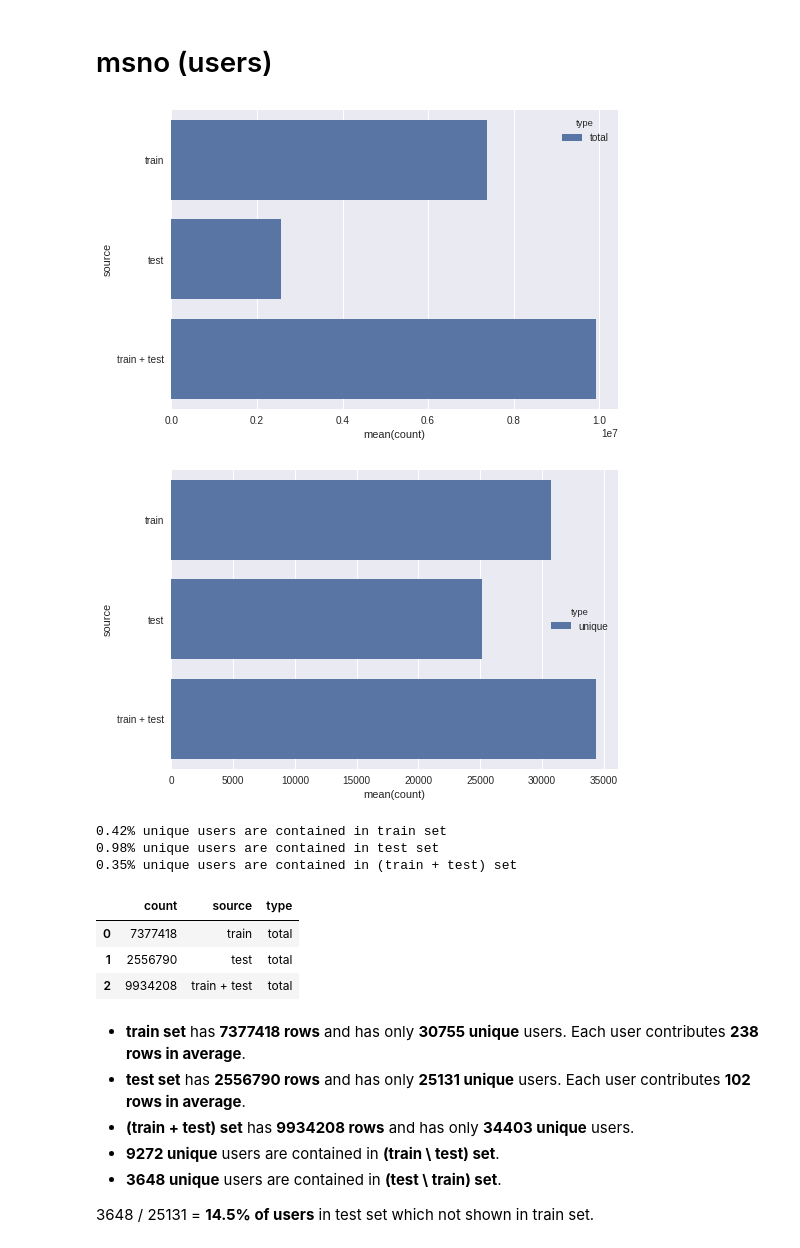
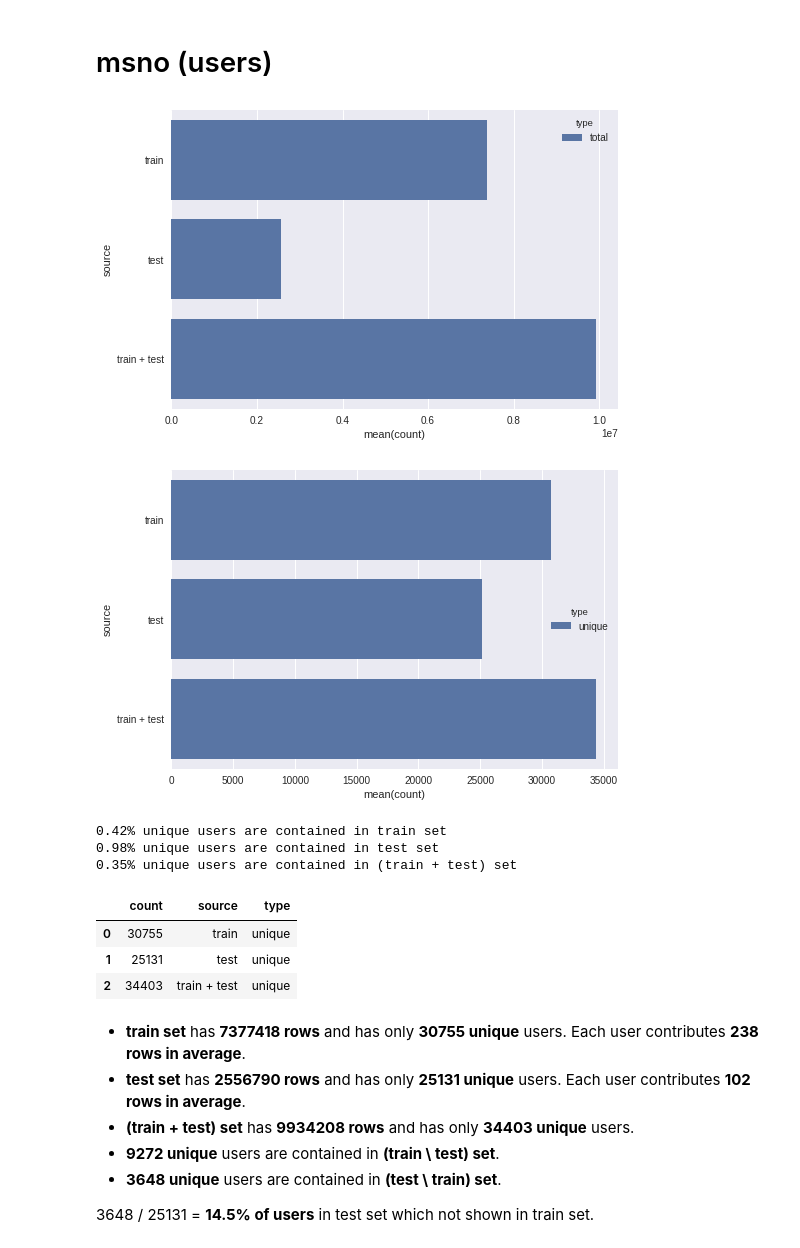
Before and after one commit to dsmilab/WSDM2018-KKBox-MRC, a Jupyter notebook: exploration.ipynb, the cells around one changed output. Drawn from its saved outputs; the diff is of its cells as text; code cells hidden in the pictures.

```diff
--- a/exploration.ipynb
+++ b/exploration.ipynb
@@ -16,37 +16,37 @@ comb_unique_msno_series = comb_df['msno'].drop_duplicates()
 msno_df = pd.DataFrame(data={
     'source': ['train', 'test', 'train + test'],
     'type': ['total', 'total', 'total'],
     'count': [train_df.shape[0],
               test_df.shape[0],
               comb_df.shape[0]]
 })
 sns.barplot(x='count', y='source', hue='type', data=msno_df)
 sns.plt.show()
 
 msno_unique_df = pd.DataFrame(data={
     'source': ['train', 'test', 'train + test'],
     'type': ['unique', 'unique', 'unique'],
     'count': [len(train_unique_msno_series),
               len(test_unique_msno_series),
               len(comb_unique_msno_series)]
 })
 sns.barplot(x='count', y='source', hue='type', data=msno_unique_df)
 sns.plt.show()
 
 print('%.2f%% unique users are contained in train set' % (len(train_unique_msno_series) / train_df.shape[0] * 100))
 print('%.2f%% unique users are contained in test set' % (len(test_unique_msno_series) / test_df.shape[0] * 100))
 print('%.2f%% unique users are contained in (train + test) set' % (len(comb_unique_msno_series) / comb_df.shape[0] * 100))
-msno_df
+msno_unique_df
 # %% [output]
 [figure]
 [figure]
 0.42% unique users are contained in train set
 0.98% unique users are contained in test set
 0.35% unique users are contained in (train + test) set
 |  | count | source | type |
-| 0 | 7377418 | train | total |
-| 1 | 2556790 | test | total |
-| 2 | 9934208 | train + test | total |
+| 0 | 30755 | train | unique |
+| 1 | 25131 | test | unique |
+| 2 | 34403 | train + test | unique |
 # %% [markdown]
 - **train set** has **7377418 rows** and has only **30755 unique** users. Each user contributes **238 rows in average**.
 - **test set** has **2556790 rows** and has only **25131 unique** users. Each user contributes **102 rows in average**.
```
Also changed, not shown: parts of 6 cells of this notebook.
